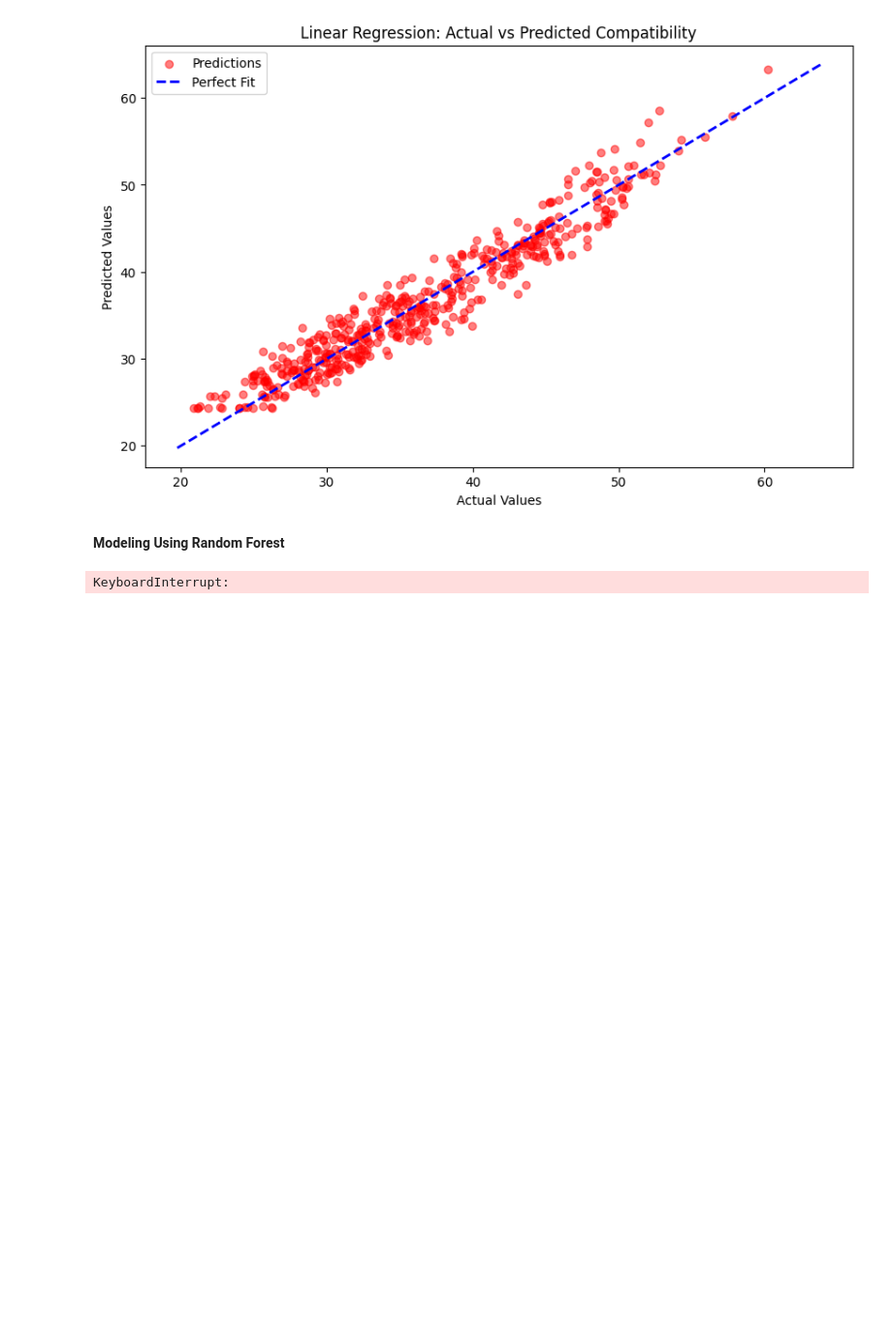
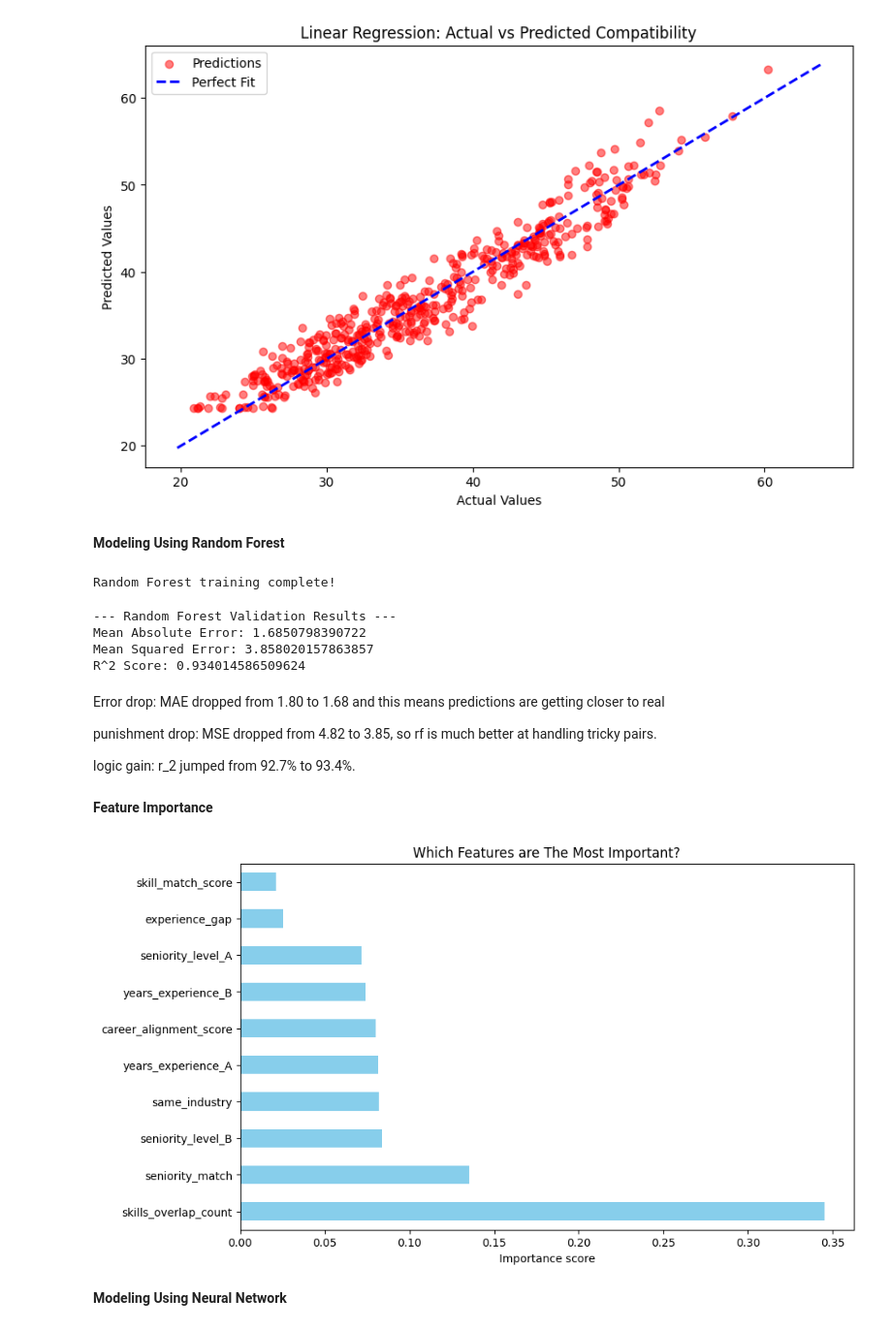
Before and after one commit to ghadirN/AI-Bootcamp, a Jupyter notebook: AI_PROJECT.ipynb, the cells around one changed output. Shown at 97% size. Drawn from its saved outputs; the diff is of its cells as text; code cells hidden in the pictures; blank space fills up the shorter version.

```diff
--- a/AI_PROJECT.ipynb
+++ b/AI_PROJECT.ipynb
@@ -435,8 +436,9 @@ plt.legend()
 **Modeling Using Random Forest**
 # %%
 #Initialize the Random Forest
-rf_model = RandomForestRegressor(n_estimators=100,
-                                 max_depth=10,
+rf_model = RandomForestRegressor(n_estimators=50,
+                                 max_depth=12,
+                                 max_samples=0.1,
                                  n_jobs=-1,
                                  random_state=42)
 #n_jobs=-1 to use all available CPU cores to speed up training
@@ -444,11 +446,52 @@ rf_model = RandomForestRegressor(n_estimators=100,
 #n_estimators=100 starting number of trees
 
 #Training:
-rf_model.fit(X_train_scaled, y_train)
+X_train_sub = X_train_scaled[:500000]
+y_train_sub = y_train[:500000]
+
+#training on 500k rows
+rf_model.fit(X_train_sub, y_train_sub)
 
 #makes prediction on validation
 y_val_pred_rf = rf_model.predict(X_val_scaled)
 
 print("Random Forest training complete!")
 # %% [output]
-KeyboardInterrupt:
+Random Forest training complete!
+# %%
+#evaluating Random Forest Model
+mae_rf = mean_absolute_error(y_val, y_val_pred_rf)
+mse_rf = mean_squared_error(y_val, y_val_pred_rf)
+r2_rf = r2_score(y_val, y_val_pred_rf)
+
+print("--- Random Forest Validation Results ---")
+print(f"Mean Absolute Error: {mae_rf}")
+print(f"Mean Squared Error: {mse_rf}")
+print(f"R^2 Score: {r2_rf}")
+# %% [output]
+--- Random Forest Validation Results ---
+Mean Absolute Error: 1.6850798390722
+Mean Squared Error: 3.858020157863857
+R^2 Score: 0.934014586509624
+# %% [markdown]
+Error drop: MAE dropped from 1.80 to 1.68 and this means predictions are getting closer to real
+
+punishment drop: MSE dropped from 4.82 to 3.85, so rf is much better at handling tricky pairs.
+
+logic gain: r_2 jumped from 92.7% to 93.4%.
+# %% [markdown]
+**Feature Importance**
+# %%
+importances = rf_model.feature_importances_
+feature_names = X.columns
+feat_importances = pd.Series(importances, index=feature_names)
+
+plt.figure(figsize=(10,6))
+feat_importances.nlargest(10).plot(kind='barh', color='skyblue')
+plt.title('Which Features are The Most Important?')
+plt.xlabel('Importance score')
+plt.show()
+# %% [output]
+[figure, added]
+# %% [markdown]
+**Modeling Using Neural Network**
```
Also changed, not shown: parts of 6 cells of this notebook.
